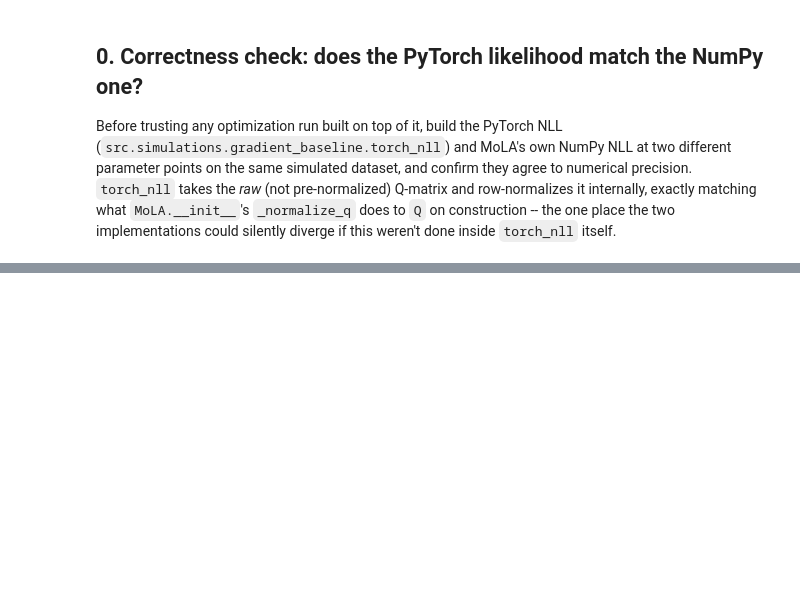
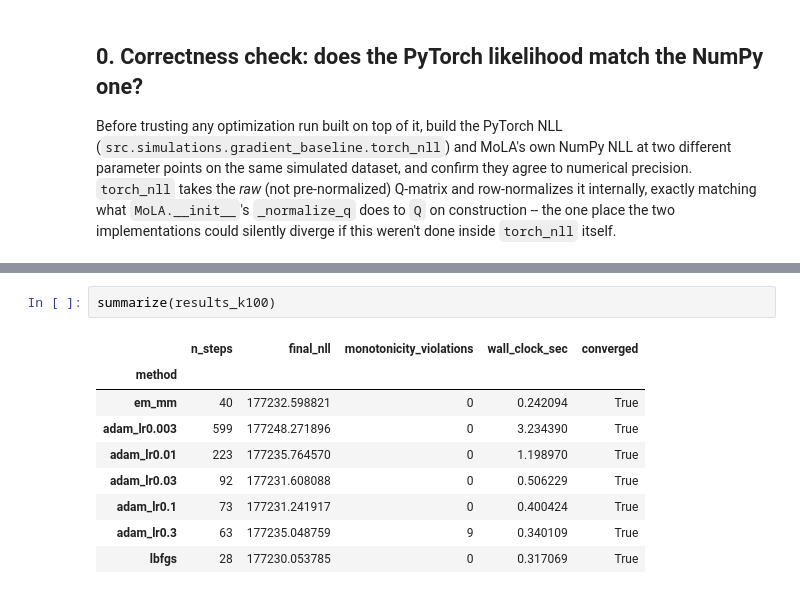
Before and after one commit to lentin26/mixture-of-latent-archetypes, a Jupyter notebook: notebooks/em-vs-gradient-descent.ipynb, the cells around one changed output, grey strips where cells are left out. Drawn from its saved outputs; the diff is of its cells as text; blank space fills up the shorter version.

```diff
--- a/notebooks/em-vs-gradient-descent.ipynb
+++ b/notebooks/em-vs-gradient-descent.ipynb
@@ -523,0 +196,12 @@ construction.
+# %%
+summarize(results_k100)
+# %% [output]
+|  | n_steps | final_nll | monotonicity_violations | wall_clock_sec | converged |
+| method |  |  |  |  |  |
+| em_mm | 40 | 177232.598821 | 0 | 0.242094 | True |
+| adam_lr0.003 | 599 | 177248.271896 | 0 | 3.234390 | True |
+| adam_lr0.01 | 223 | 177235.764570 | 0 | 1.198970 | True |
+| adam_lr0.03 | 92 | 177231.608088 | 0 | 0.506229 | True |
+| adam_lr0.1 | 73 | 177231.241917 | 0 | 0.400424 | True |
+| adam_lr0.3 | 63 | 177235.048759 | 9 | 0.340109 | True |
+| lbfgs | 28 | 177230.053785 | 0 | 0.317069 | True |
```
Also changed, not shown: parts of 45 cells of this notebook, 4 other files.
